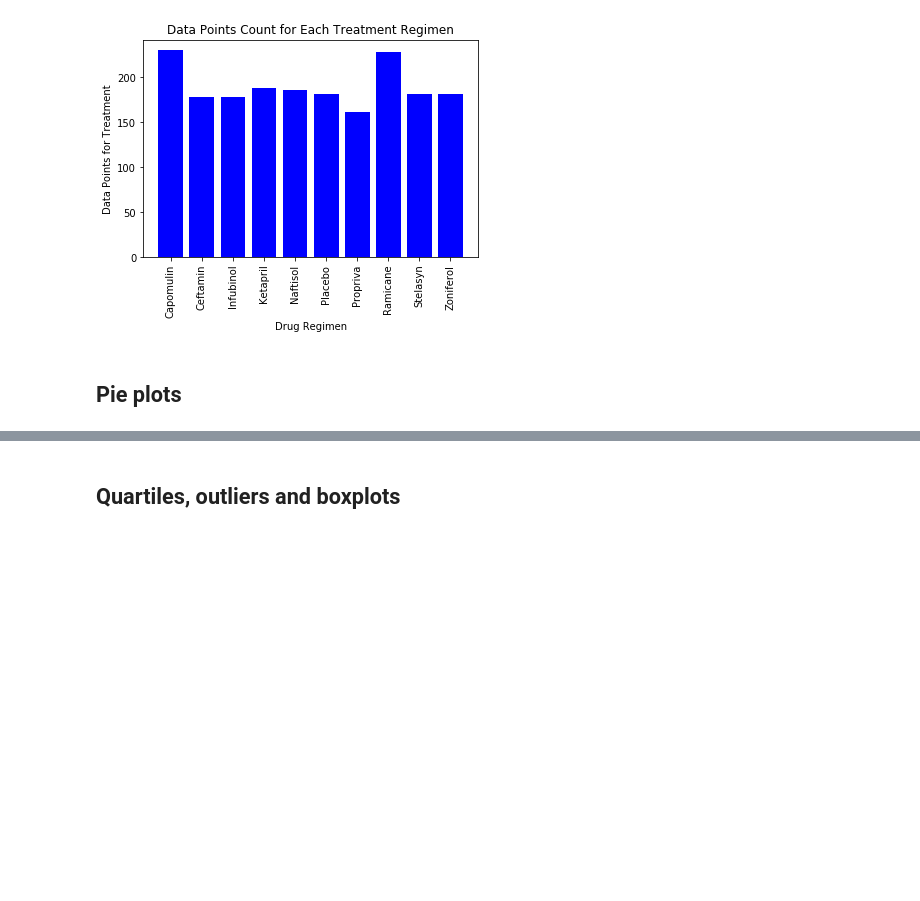
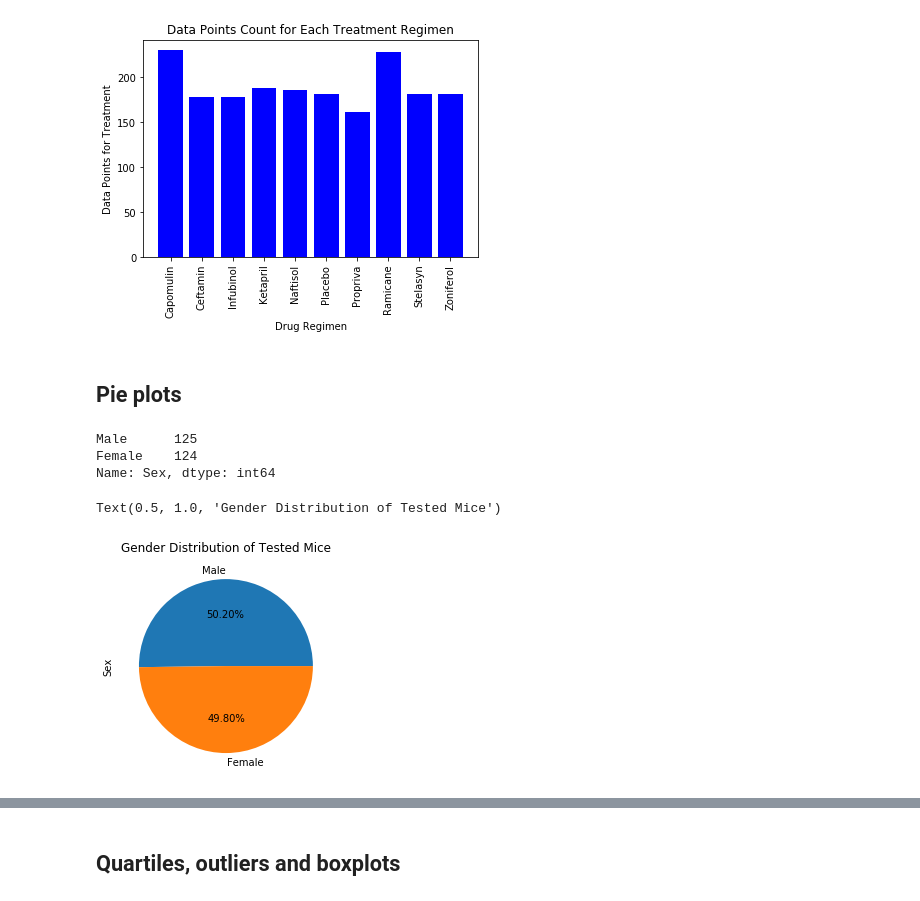
Before and after one commit to elisabethvirak/Pymaceuticals, a Jupyter notebook: pymaceuticals_EAV.ipynb, the cells around one changed output, grey strips where cells are left out. Drawn from its saved outputs; the diff is of its cells as text; code cells hidden in the pictures; blank space fills up the shorter version.

Commit message:
added pie charts

```diff
--- a/pymaceuticals_EAV.ipynb
+++ b/pymaceuticals_EAV.ipynb
@@ -157,7 +157,20 @@ plt.xticks(rotation=90)
 [figure]
 # %% [markdown]
 ## Pie plots
+# %%
+# focus data on female and male mice
+gender = mouse_study_df.loc[:,["Mouse ID", "Sex"]].drop_duplicates("Mouse ID")
+gender_counts = gender["Sex"].value_counts()
+# %% [output]
+Male      125
+Female    124
+Name: Sex, dtype: int64
 # %%
 # Generate a pie plot showing the distribution of female versus male mice using pandas
+gender_pd = gender_counts.plot(kind="pie", autopct="%.2f%%")
+gender_pd.set_title("Gender Distribution of Tested Mice")
+# %% [output]
+Text(0.5, 1.0, 'Gender Distribution of Tested Mice')
+[figure, added]
 # %%
 # Generate a pie plot showing the distribution of female versus male mice using pyplot
```
Also changed, not shown: parts of 1 cell of this notebook.
